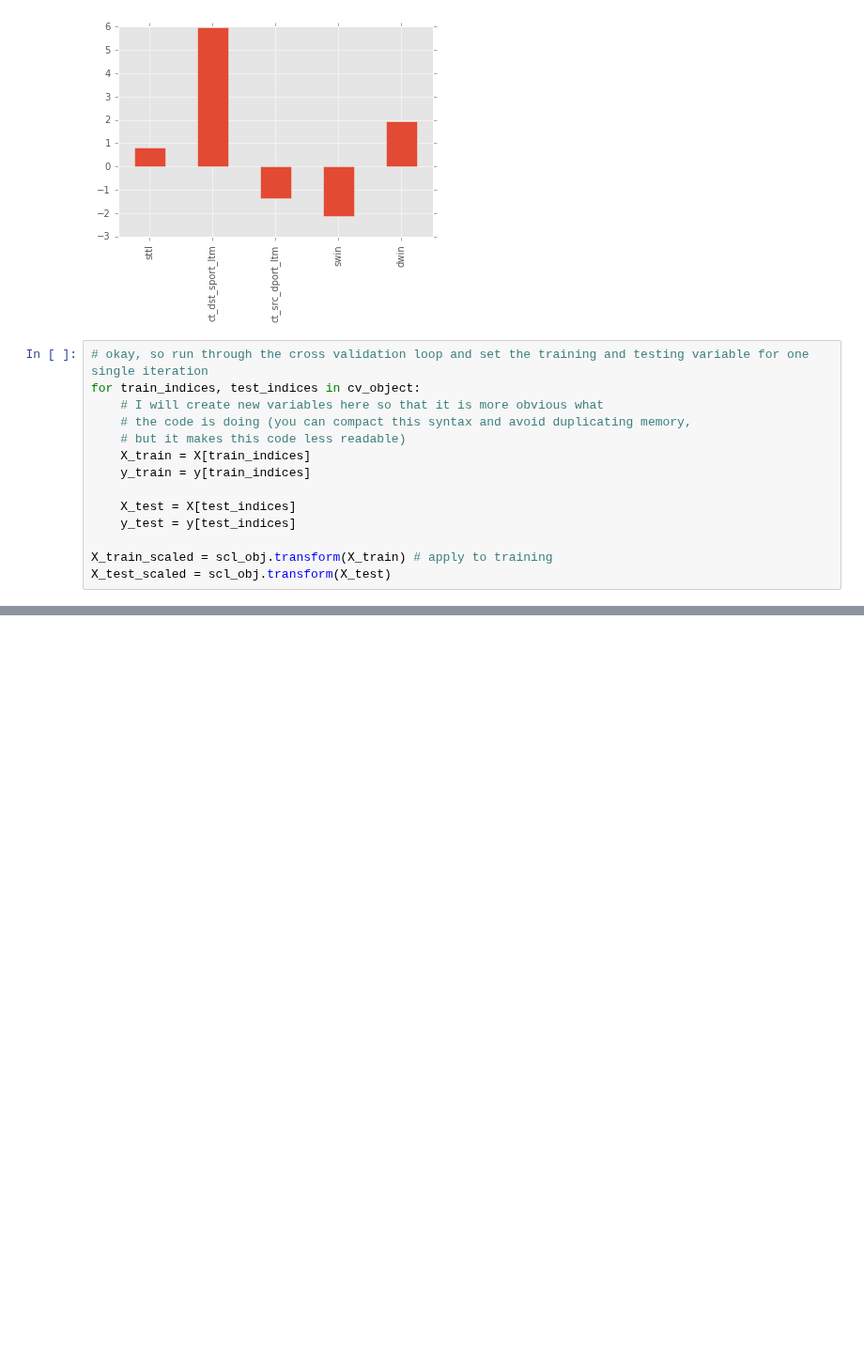
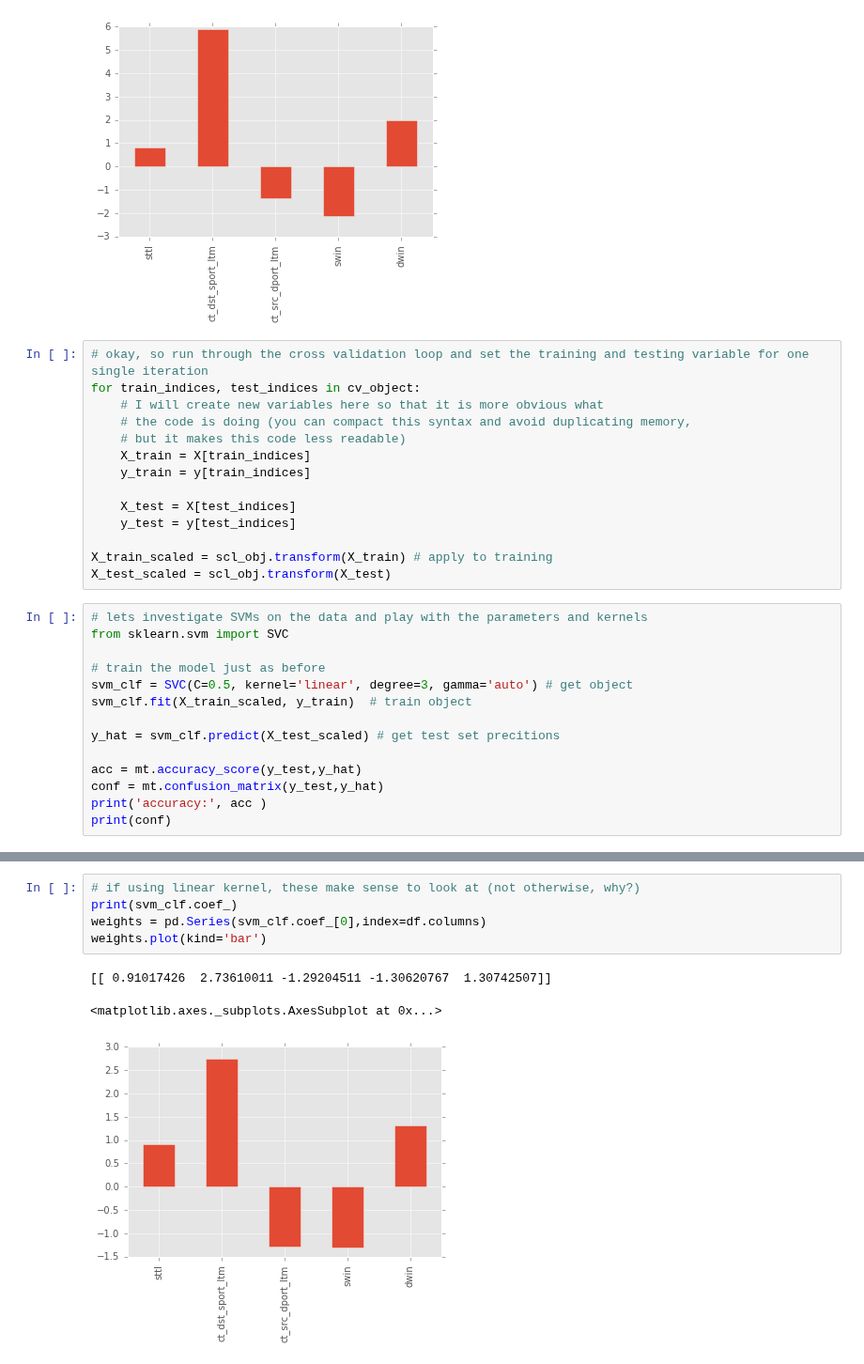
Before and after one commit to Dangerbotz/network_intrusion_detection_system, a Jupyter notebook: miniLab_Ravi.ipynb, the cells around one changed output, grey strips where cells are left out. Shown at 94% size. Saved outputs shown, nothing was run; the diff lists cells and outputs as text; blank space fills up the shorter version.

```diff
--- a/miniLab_Ravi.ipynb
+++ b/miniLab_Ravi.ipynb
@@ -290,3 +256,17 @@ for train_indices, test_indices in cv_object:
 
 X_train_scaled = scl_obj.transform(X_train) # apply to training
 X_test_scaled = scl_obj.transform(X_test)
+# %%
+# lets investigate SVMs on the data and play with the parameters and kernels
+from sklearn.svm import SVC
+
+# train the model just as before
+svm_clf = SVC(C=0.5, kernel='linear', degree=3, gamma='auto') # get object
+svm_clf.fit(X_train_scaled, y_train)  # train object
+
+y_hat = svm_clf.predict(X_test_scaled) # get test set precitions
+
+acc = mt.accuracy_score(y_test,y_hat)
+conf = mt.confusion_matrix(y_test,y_hat)
+print('accuracy:', acc )
+print(conf)
@@ -292,0 +286,9 @@ X_test_scaled = scl_obj.transform(X_test)
+# %%
+# if using linear kernel, these make sense to look at (not otherwise, why?)
+print(svm_clf.coef_)
+weights = pd.Series(svm_clf.coef_[0],index=df.columns)
+weights.plot(kind='bar')
+# %% [output]
+[[ 0.91017426  2.73610011 -1.29204511 -1.30620767  1.30742507]]
+<matplotlib.axes._subplots.AxesSubplot at 0x...>
+[figure, added]
```
Also changed, not shown: parts of 15 cells of this notebook.
